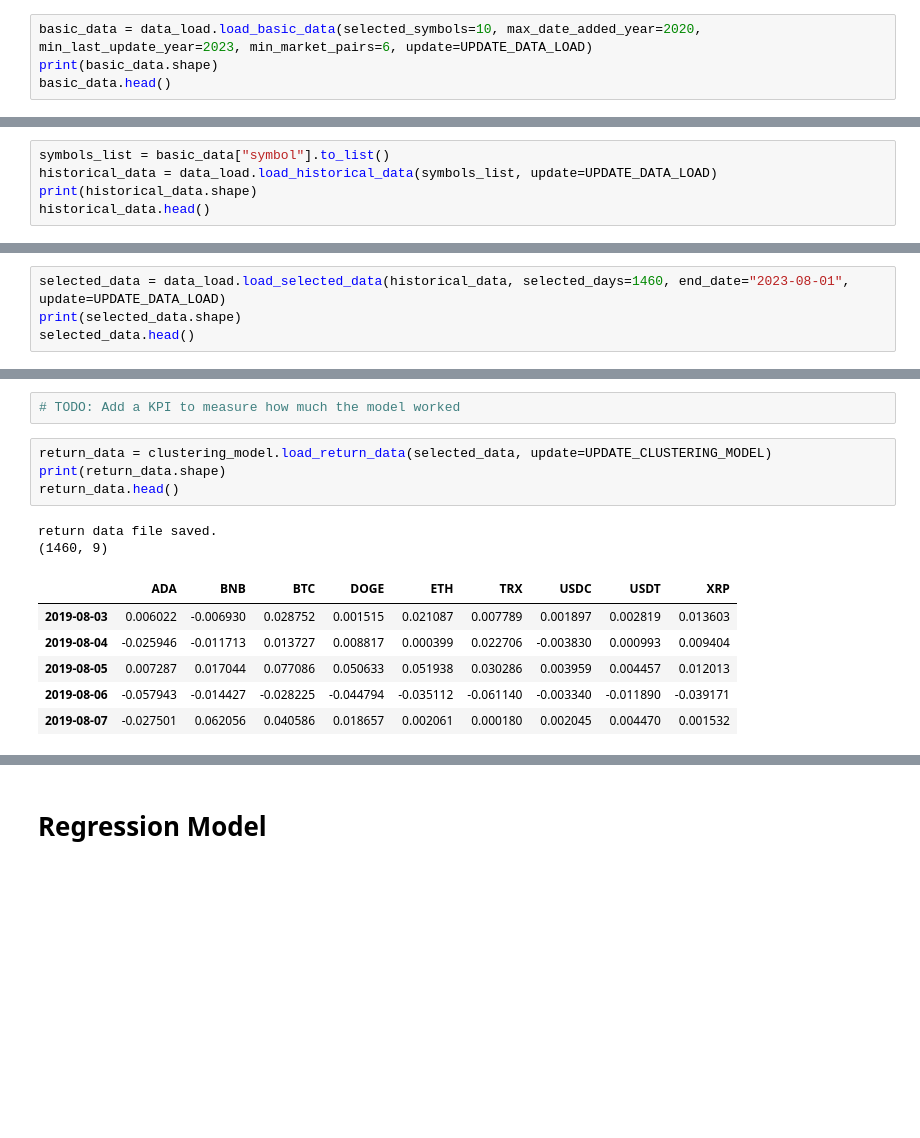
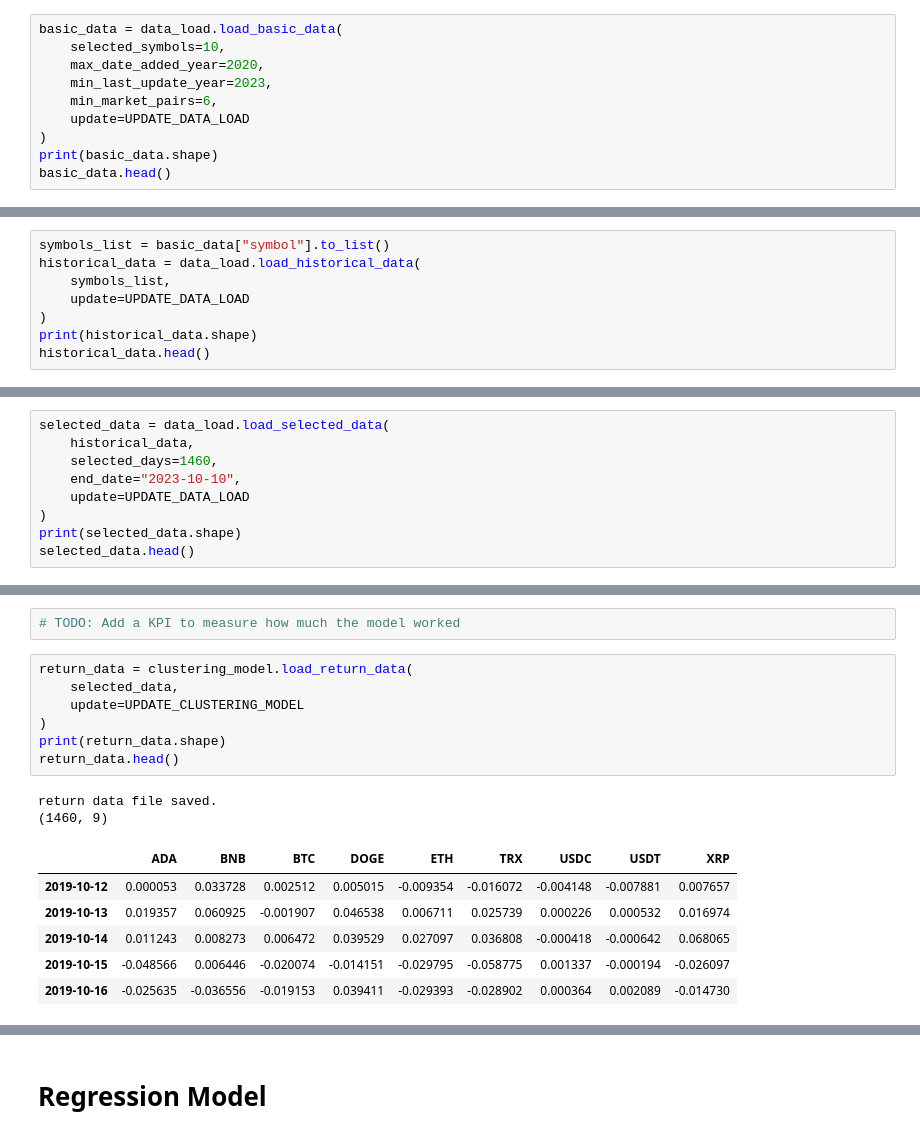
Before and after one commit to AleeRezaa/portfolio-selection-using-ml, a Jupyter notebook: model/main.ipynb, the cells around one changed output, grey strips where cells are left out. Saved outputs shown, nothing was run; the diff lists cells and outputs as text; blank space fills up the shorter version.

Commit message:
add date to regression model

```diff
--- a/model/main.ipynb
+++ b/model/main.ipynb
@@ -13,7 +13,13 @@ UPDATE_REGRESSION_MODEL = True
 # %% [markdown]
 # Data Load
 # %%
-basic_data = data_load.load_basic_data(selected_symbols=10, max_date_added_year=2020, min_last_update_year=2023, min_market_pairs=6, update=UPDATE_DATA_LOAD)
+basic_data = data_load.load_basic_data(
+    selected_symbols=10,
+    max_date_added_year=2020,
+    min_last_update_year=2023,
+    min_market_pairs=6,
+    update=UPDATE_DATA_LOAD
+)
 print(basic_data.shape)
 basic_data.head()
 # %% [output]
@@ -27,6 +33,9 @@ basic_data.head()
 # %%
 symbols_list = basic_data["symbol"].to_list()
-historical_data = data_load.load_historical_data(symbols_list, update=UPDATE_DATA_LOAD)
+historical_data = data_load.load_historical_data(
+    symbols_list,
+    update=UPDATE_DATA_LOAD
+)
 print(historical_data.shape)
 historical_data.head()
 # %% [output]
@@ -40,5 +49,10 @@ historical_data.head()
 # %%
-selected_data = data_load.load_selected_data(historical_data, selected_days=1460, end_date="2023-08-01", update=UPDATE_DATA_LOAD)
+selected_data = data_load.load_selected_data(
+    historical_data,
+    selected_days=1460,
+    end_date="2023-10-10",
+    update=UPDATE_DATA_LOAD
+)
 print(selected_data.shape)
 selected_data.head()
 # %% [output]
@@ -54,16 +68,19 @@ selected_data.head()
 # %%
 # TODO: Add a KPI to measure how much the model worked
 # %%
-return_data = clustering_model.load_return_data(selected_data, update=UPDATE_CLUSTERING_MODEL)
+return_data = clustering_model.load_return_data(
+    selected_data,
+    update=UPDATE_CLUSTERING_MODEL
+)
 print(return_data.shape)
 return_data.head()
 # %% [output]
 return data file saved.
 (1460, 9)
 |  | ADA | BNB | BTC | DOGE | ETH | TRX | USDC | USDT | XRP |
-| 2019-08-03 | 0.006022 | -0.006930 | 0.028752 | 0.001515 | 0.021087 | 0.007789 | 0.001897 | 0.002819 | 0.013603 |
-| 2019-08-04 | -0.025946 | -0.011713 | 0.013727 | 0.008817 | 0.000399 | 0.022706 | -0.003830 | 0.000993 | 0.009404 |
-| 2019-08-05 | 0.007287 | 0.017044 | 0.077086 | 0.050633 | 0.051938 | 0.030286 | 0.003959 | 0.004457 | 0.012013 |
-| 2019-08-06 | -0.057943 | -0.014427 | -0.028225 | -0.044794 | -0.035112 | -0.061140 | -0.003340 | -0.011890 | -0.039171 |
-| 2019-08-07 | -0.027501 | 0.062056 | 0.040586 | 0.018657 | 0.002061 | 0.000180 | 0.002045 | 0.004470 | 0.001532 |
+| 2019-10-12 | 0.000053 | 0.033728 | 0.002512 | 0.005015 | -0.009354 | -0.016072 | -0.004148 | -0.007881 | 0.007657 |
+| 2019-10-13 | 0.019357 | 0.060925 | -0.001907 | 0.046538 | 0.006711 | 0.025739 | 0.000226 | 0.000532 | 0.016974 |
+| 2019-10-14 | 0.011243 | 0.008273 | 0.006472 | 0.039529 | 0.027097 | 0.036808 | -0.000418 | -0.000642 | 0.068065 |
+| 2019-10-15 | -0.048566 | 0.006446 | -0.020074 | -0.014151 | -0.029795 | -0.058775 | 0.001337 | -0.000194 | -0.026097 |
+| 2019-10-16 | -0.025635 | -0.036556 | -0.019153 | 0.039411 | -0.029393 | -0.028902 | 0.000364 | 0.002089 | -0.014730 |
 # %%
```
Also changed, not shown: parts of 8 cells of this notebook, 3 other files.
